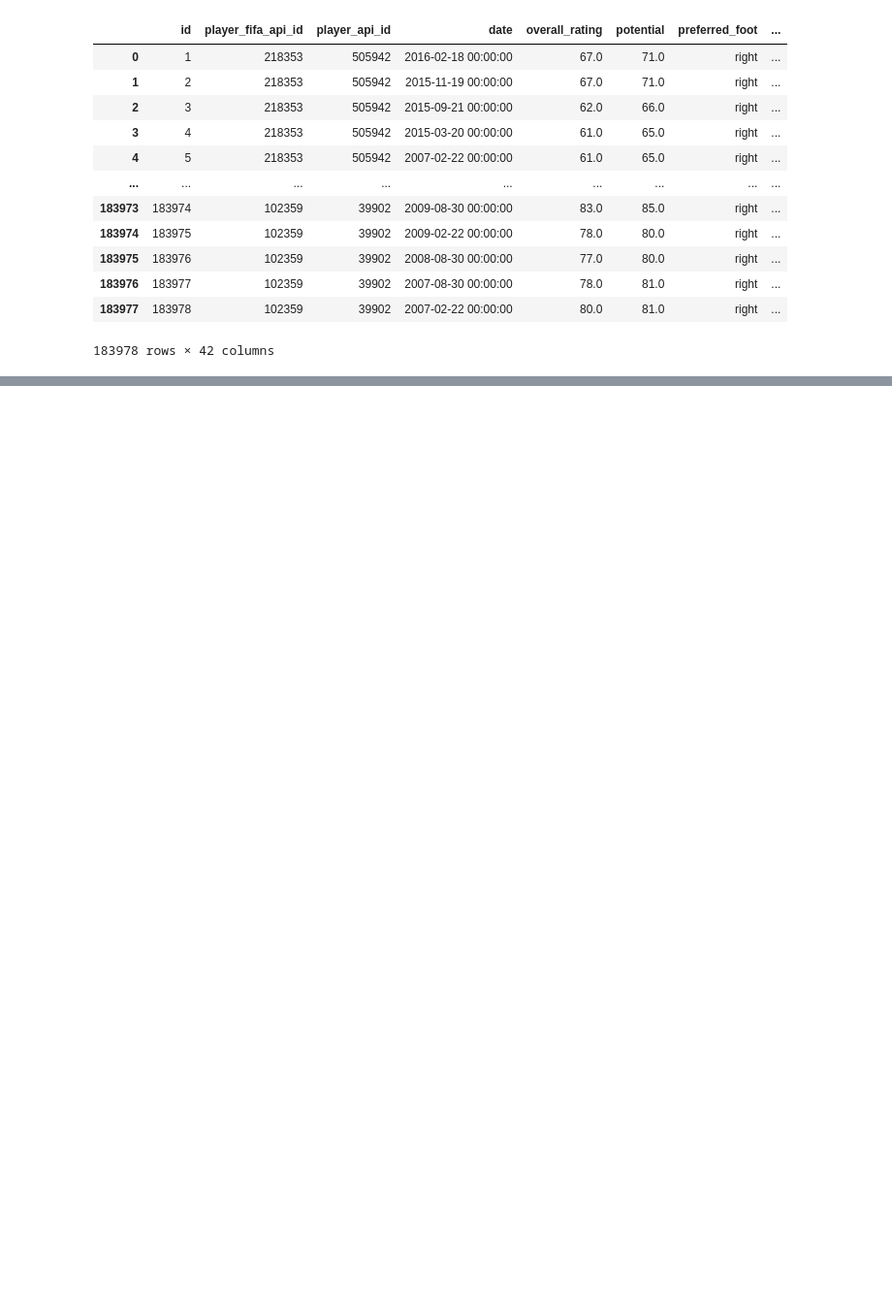
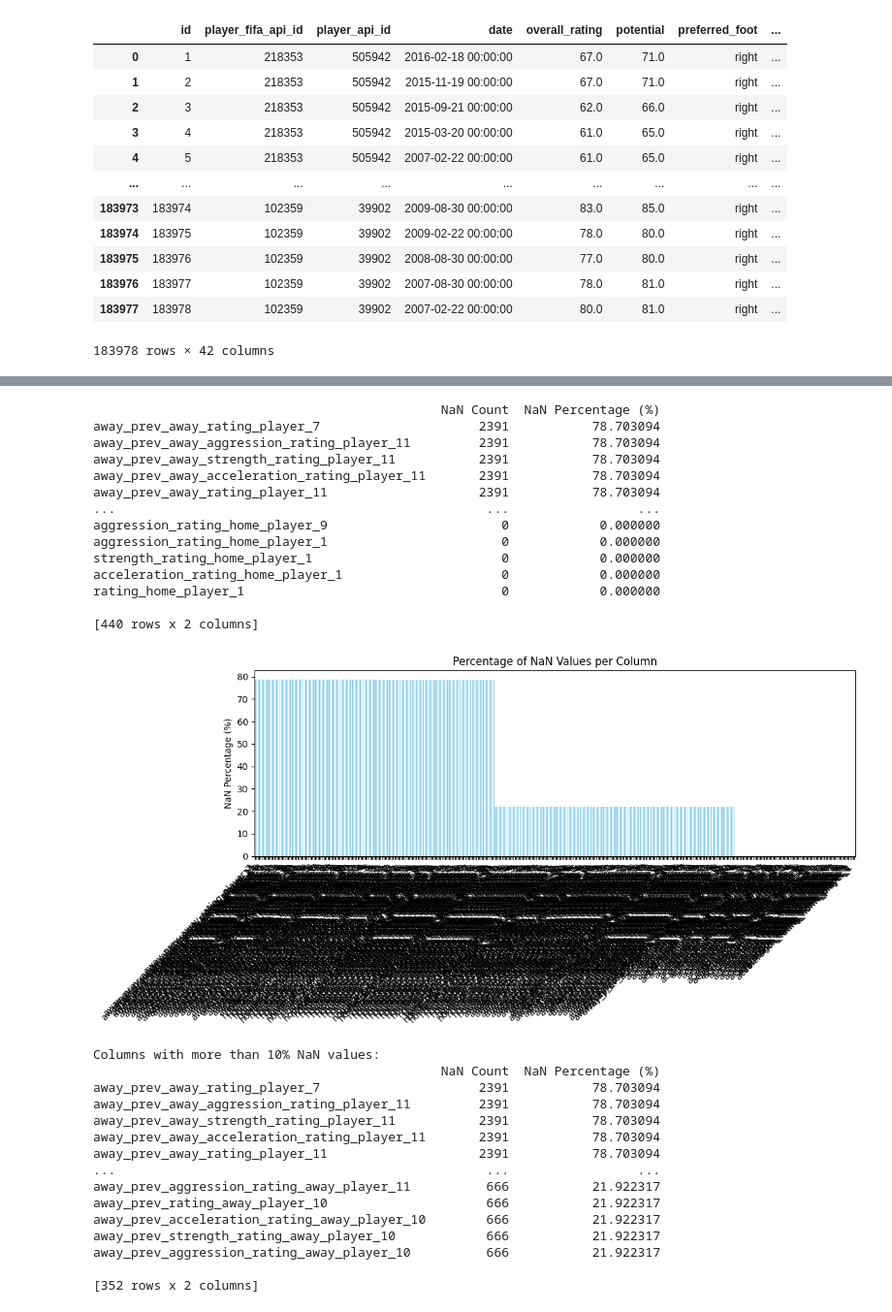
Before and after one commit to kamil0920/football_result_prediction-v2, a Jupyter notebook: src/preprocessing.ipynb, the cells around one changed output, grey strips where cells are left out. Shown at 97% size. Saved outputs shown, nothing was run; the diff lists cells and outputs as text; code cells hidden in the pictures; blank space fills up the shorter version.

```diff
--- a/src/preprocessing.ipynb
+++ b/src/preprocessing.ipynb
@@ -107,0 +91,3 @@ team_df.head()
+# %%
+team_df = preprocessor.concatenate_teams(home_df, away_df)
+team_df
@@ -107,0 +98,12 @@ team_df.head()
+# %%
+features_to_shift = ['team_shoton', 'team_possession'] + [
+    col for col in team_df.columns if any(rating in col for rating in rating_types)
+]
+
+shifted_df = preprocessor.shift_features(features_to_shift)
+
+home_prev, away_prev = preprocessor.rename_shifted_columns(shifted_df)
+
+# Merge shifted features back into the original DataFrame
+df_merged = preprocessor.merge_shifted_features(home_prev, away_prev)
+df_merged.head()
@@ -142,0 +235,65 @@ df_final.head()
+# %%
+
+# 3. Calculate the number of NaN values per column
+nan_counts = df_merged.filter(like='rating').isna().sum()
+
+# 4. Calculate the percentage of NaN values per column
+nan_percent = (nan_counts / len(df_merged.filter(like='rating'))) * 100
+
+# 5. Combine the results into a summary DataFrame
+nan_summary = pd.DataFrame({
+    'NaN Count': nan_counts,
+    'NaN Percentage (%)': nan_percent
+})
+
+# 6. Sort the summary by percentage of NaN values in descending order
+nan_summary = nan_summary.sort_values(by='NaN Percentage (%)', ascending=False)
+
+# 7. Display the summary
+print(nan_summary)
+
+# 8. (Optional) Visualize the NaN percentages
+import matplotlib.pyplot as plt
+
+nan_summary['NaN Percentage (%)'].plot(kind='bar', figsize=(12, 6), color='skyblue')
+plt.ylabel('NaN Percentage (%)')
+plt.title('Percentage of NaN Values per Column')
+plt.xticks(rotation=45, ha='right')
+plt.tight_layout()
+plt.show()
+
+# 9. (Optional) List columns with more than 10% NaN values
+high_nan = nan_summary[nan_summary['NaN Percentage (%)'] > 10]
+print("\nColumns with more than 10% NaN values:")
+print(high_nan)
+# %% [output]
+                                              NaN Count  NaN Percentage (%)
+away_prev_away_rating_player_7                     2391           78.703094
+away_prev_away_aggression_rating_player_11         2391           78.703094
+away_prev_away_strength_rating_player_11           2391           78.703094
+away_prev_away_acceleration_rating_player_11       2391           78.703094
+away_prev_away_rating_player_11                    2391           78.703094
+...                                                 ...                 ...
+aggression_rating_home_player_9                       0            0.000000
+aggression_rating_home_player_1                       0            0.000000
+strength_rating_home_player_1                         0            0.000000
+acceleration_rating_home_player_1                     0            0.000000
+rating_home_player_1                                  0            0.000000
+
+[440 rows x 2 columns]
+[figure, added]
+Columns with more than 10% NaN values:
+                                              NaN Count  NaN Percentage (%)
+away_prev_away_rating_player_7                     2391           78.703094
+away_prev_away_aggression_rating_player_11         2391           78.703094
+away_prev_away_strength_rating_player_11           2391           78.703094
+away_prev_away_acceleration_rating_player_11       2391           78.703094
+away_prev_away_rating_player_11                    2391           78.703094
+...                                                 ...                 ...
+away_prev_aggression_rating_away_player_11          666           21.922317
+away_prev_rating_away_player_10                     666           21.922317
+away_prev_acceleration_rating_away_player_10        666           21.922317
+away_prev_strength_rating_away_player_10            666           21.922317
+away_prev_aggression_rating_away_player_10          666           21.922317
+
+[352 rows x 2 columns]
```
Also changed, not shown: parts of 10 cells of this notebook, 2 other files.
